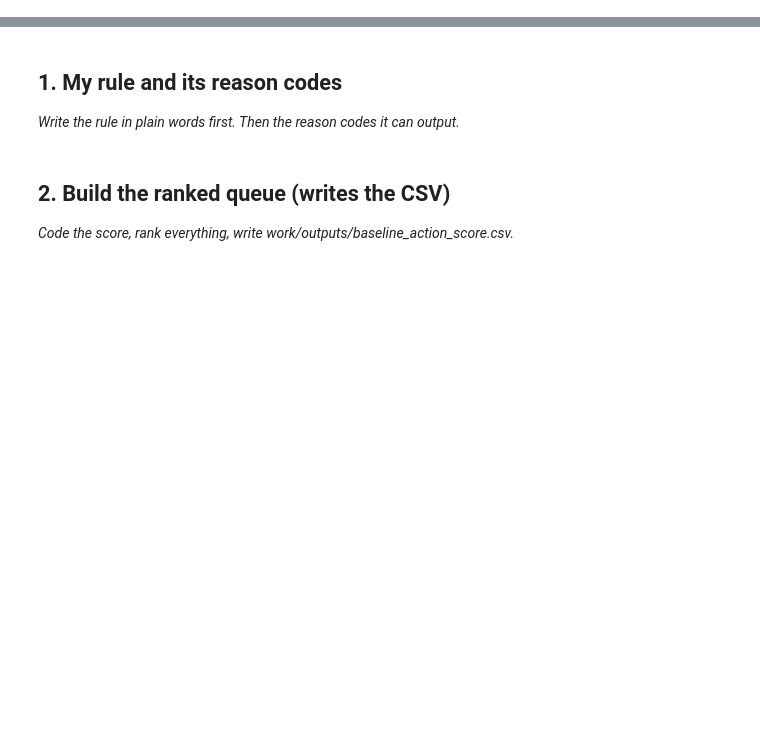
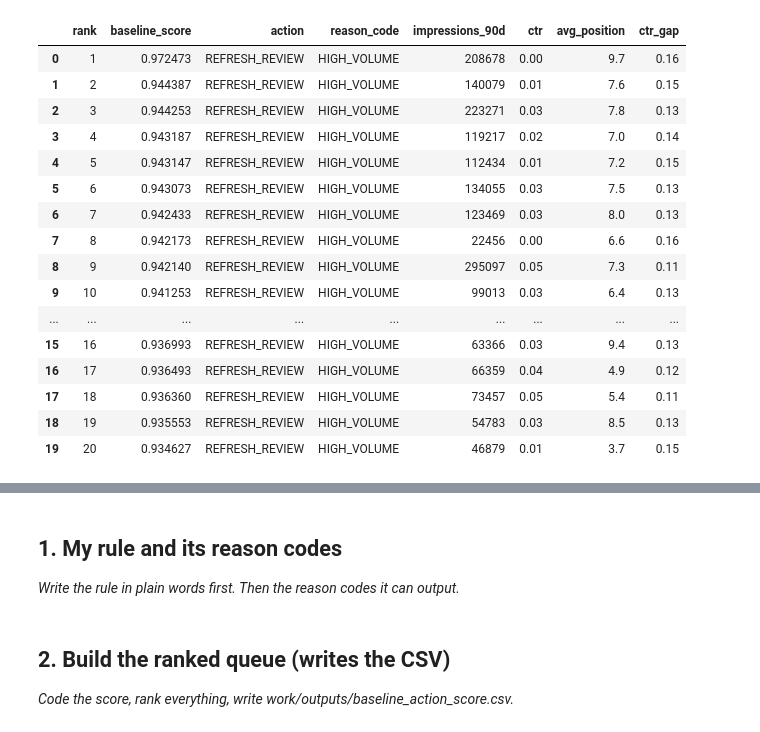
Before and after one commit to AroojSaleem-995/flyrank-ml-internship, a Jupyter notebook: work/notebooks/w04_baseline_score.ipynb, the cells around one changed output, grey strips where cells are left out. Saved outputs shown, nothing was run; the diff lists cells and outputs as text; code cells hidden in the pictures; blank space fills up the shorter version.

```diff
--- a/work/notebooks/w04_baseline_score.ipynb
+++ b/work/notebooks/w04_baseline_score.ipynb
@@ -8,0 +254,58 @@ This skeleton is yours to fill. Work the sections **in order** — each one has
+# %%
+df["baseline_score"] = (
+    0.6 * df["volume_score"]
+    + 0.4 * df["ctr_opportunity_score"]
+)
+# %%
+df["reason_code"] = np.where(
+    df["ctr_opportunity_score"] >= df["volume_score"],
+    "CTR_GAP",
+    "HIGH_VOLUME"
+)
+# %%
+action_threshold = df["baseline_score"].quantile(0.75)
+
+df["action"] = np.where(
+    df["baseline_score"] >= action_threshold,
+    "REFRESH_REVIEW",
+    "MONITOR"
+)
+# %%
+ranked = (
+    df.sort_values(
+        "baseline_score",
+        ascending=False
+    )
+    .reset_index(drop=True)
+)
+
+ranked["rank"] = ranked.index + 1
+# %%
+ranked[[
+    "rank",
+    "baseline_score",
+    "action",
+    "reason_code",
+    "impressions_90d",
+    "ctr",
+    "avg_position",
+    "ctr_gap"
+]].head(20)
+# %% [output]
+|  | rank | baseline_score | action | reason_code | impressions_90d | ctr | avg_position | ctr_gap |
+| 0 | 1 | 0.972473 | REFRESH_REVIEW | HIGH_VOLUME | 208678 | 0.00 | 9.7 | 0.16 |
+| 1 | 2 | 0.944387 | REFRESH_REVIEW | HIGH_VOLUME | 140079 | 0.01 | 7.6 | 0.15 |
+| 2 | 3 | 0.944253 | REFRESH_REVIEW | HIGH_VOLUME | 223271 | 0.03 | 7.8 | 0.13 |
+| 3 | 4 | 0.943187 | REFRESH_REVIEW | HIGH_VOLUME | 119217 | 0.02 | 7.0 | 0.14 |
+| 4 | 5 | 0.943147 | REFRESH_REVIEW | HIGH_VOLUME | 112434 | 0.01 | 7.2 | 0.15 |
+| 5 | 6 | 0.943073 | REFRESH_REVIEW | HIGH_VOLUME | 134055 | 0.03 | 7.5 | 0.13 |
+| 6 | 7 | 0.942433 | REFRESH_REVIEW | HIGH_VOLUME | 123469 | 0.03 | 8.0 | 0.13 |
+| 7 | 8 | 0.942173 | REFRESH_REVIEW | HIGH_VOLUME | 22456 | 0.00 | 6.6 | 0.16 |
+| 8 | 9 | 0.942140 | REFRESH_REVIEW | HIGH_VOLUME | 295097 | 0.05 | 7.3 | 0.11 |
+| 9 | 10 | 0.941253 | REFRESH_REVIEW | HIGH_VOLUME | 99013 | 0.03 | 6.4 | 0.13 |
+| ... | ... | ... | ... | ... | ... | ... | ... | ... |
+| 15 | 16 | 0.936993 | REFRESH_REVIEW | HIGH_VOLUME | 63366 | 0.03 | 9.4 | 0.13 |
+| 16 | 17 | 0.936493 | REFRESH_REVIEW | HIGH_VOLUME | 66359 | 0.04 | 4.9 | 0.12 |
+| 17 | 18 | 0.936360 | REFRESH_REVIEW | HIGH_VOLUME | 73457 | 0.05 | 5.4 | 0.11 |
+| 18 | 19 | 0.935553 | REFRESH_REVIEW | HIGH_VOLUME | 54783 | 0.03 | 8.5 | 0.13 |
+| 19 | 20 | 0.934627 | REFRESH_REVIEW | HIGH_VOLUME | 46879 | 0.01 | 3.7 | 0.15 |
```
Also changed, not shown: parts of 21 cells of this notebook.
